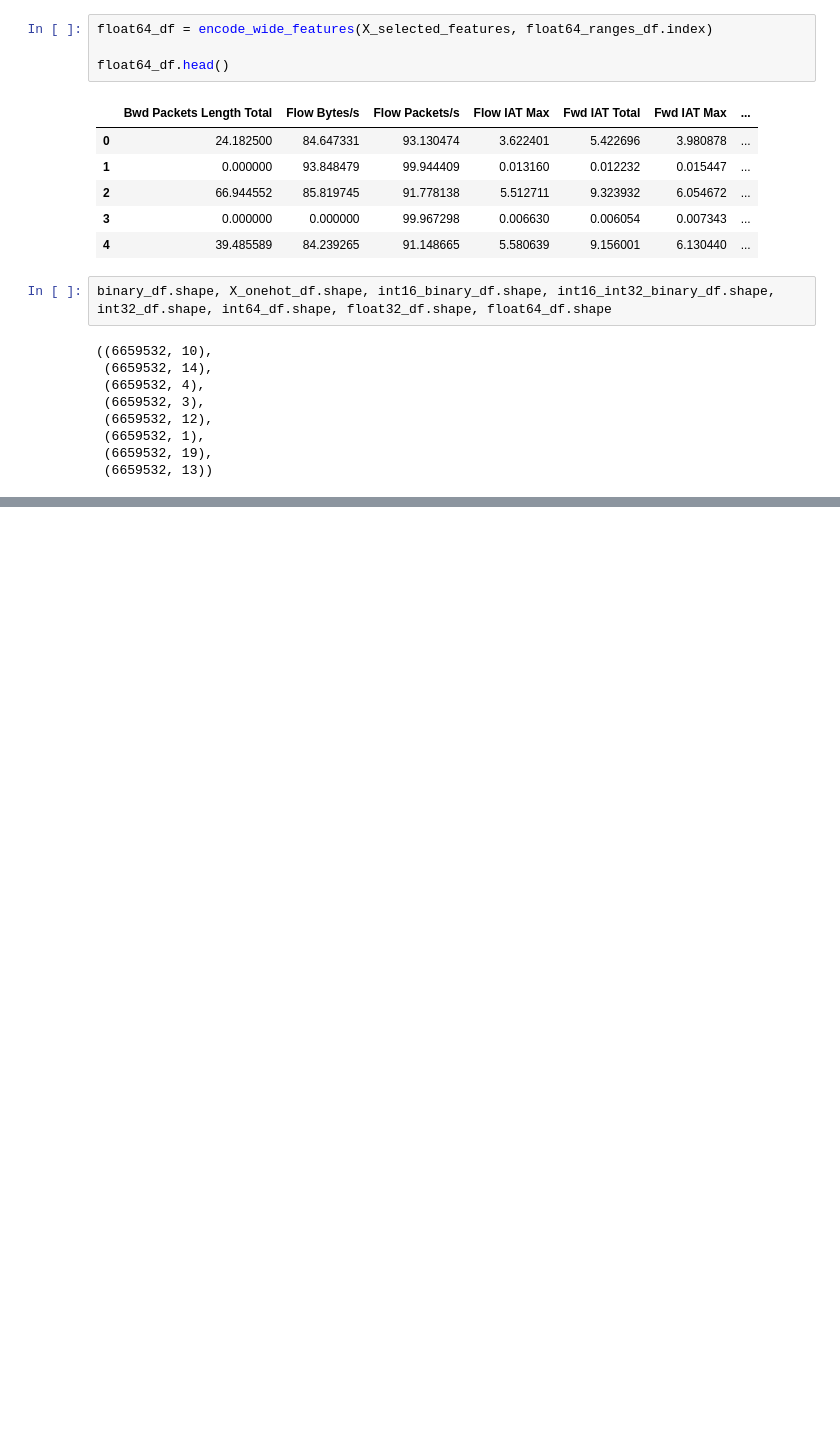
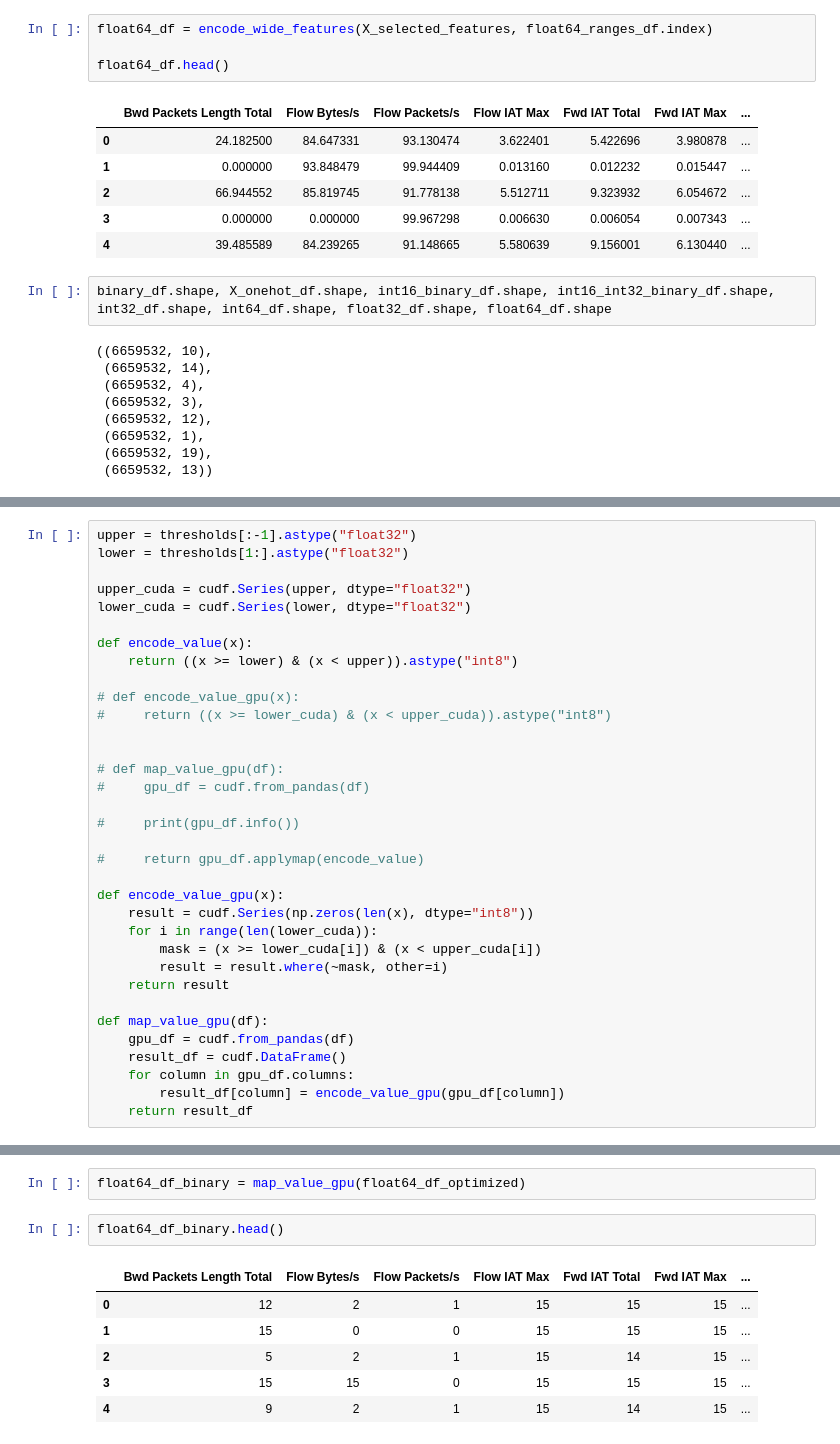
Before and after one commit to druvdub/3yp, a Jupyter notebook: notebooks/1.0-csnn.ipynb, the cells around one changed output, grey strips where cells are left out. Saved outputs shown, nothing was run; the diff lists cells and outputs as text; blank space fills up the shorter version.

```diff
--- a/notebooks/1.0-csnn.ipynb
+++ b/notebooks/1.0-csnn.ipynb
@@ -1085,0 +1130,34 @@ ValueError: Input array must be 1 dimensional
+# %%
+upper = thresholds[:-1].astype("float32")
+lower = thresholds[1:].astype("float32")
+
+upper_cuda = cudf.Series(upper, dtype="float32")
+lower_cuda = cudf.Series(lower, dtype="float32")
+
+def encode_value(x):
+    return ((x >= lower) & (x < upper)).astype("int8")
+
+# def encode_value_gpu(x):
+#     return ((x >= lower_cuda) & (x < upper_cuda)).astype("int8")
+
+
+# def map_value_gpu(df):
+#     gpu_df = cudf.from_pandas(df)
+
+#     print(gpu_df.info())
+
+#     return gpu_df.applymap(encode_value)
+
+def encode_value_gpu(x):
+    result = cudf.Series(np.zeros(len(x), dtype="int8"))
+    for i in range(len(lower_cuda)):
+        mask = (x >= lower_cuda[i]) & (x < upper_cuda[i])
+        result = result.where(~mask, other=i)
+    return result
+
+def map_value_gpu(df):
+    gpu_df = cudf.from_pandas(df)
+    result_df = cudf.DataFrame()
+    for column in gpu_df.columns:
+        result_df[column] = encode_value_gpu(gpu_df[column])
+    return result_df
@@ -1085,0 +1268,11 @@ ValueError: Input array must be 1 dimensional
+# %%
+float64_df_binary = map_value_gpu(float64_df_optimized)
+# %%
+float64_df_binary.head()
+# %% [output]
+|  | Bwd Packets Length Total | Flow Bytes/s | Flow Packets/s | Flow IAT Max | Fwd IAT Total | Fwd IAT Max | ... |
+| 0 | 12 | 2 | 1 | 15 | 15 | 15 | ... |
+| 1 | 15 | 0 | 0 | 15 | 15 | 15 | ... |
+| 2 | 5 | 2 | 1 | 15 | 14 | 15 | ... |
+| 3 | 15 | 15 | 0 | 15 | 15 | 15 | ... |
+| 4 | 9 | 2 | 1 | 15 | 14 | 15 | ... |
```
Also changed, not shown: parts of 42 cells of this notebook.
